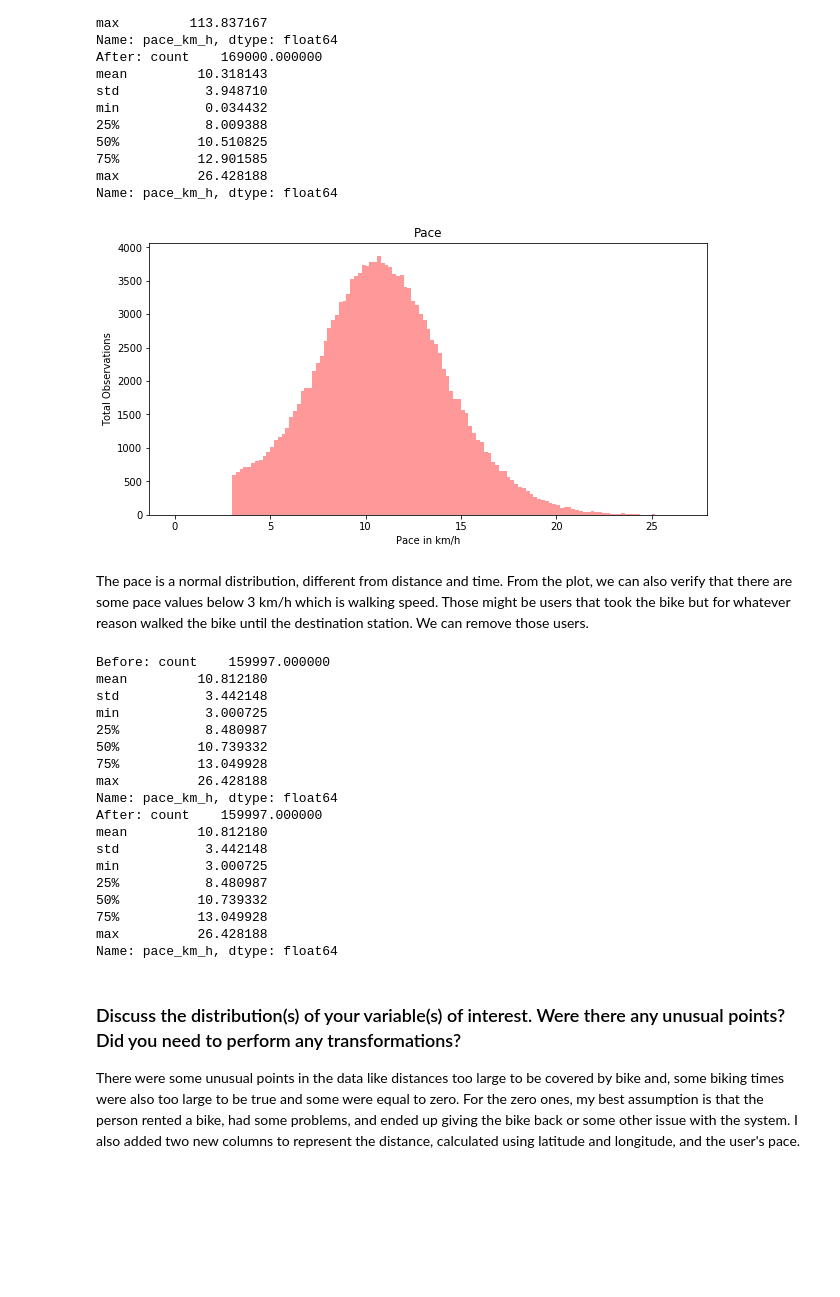
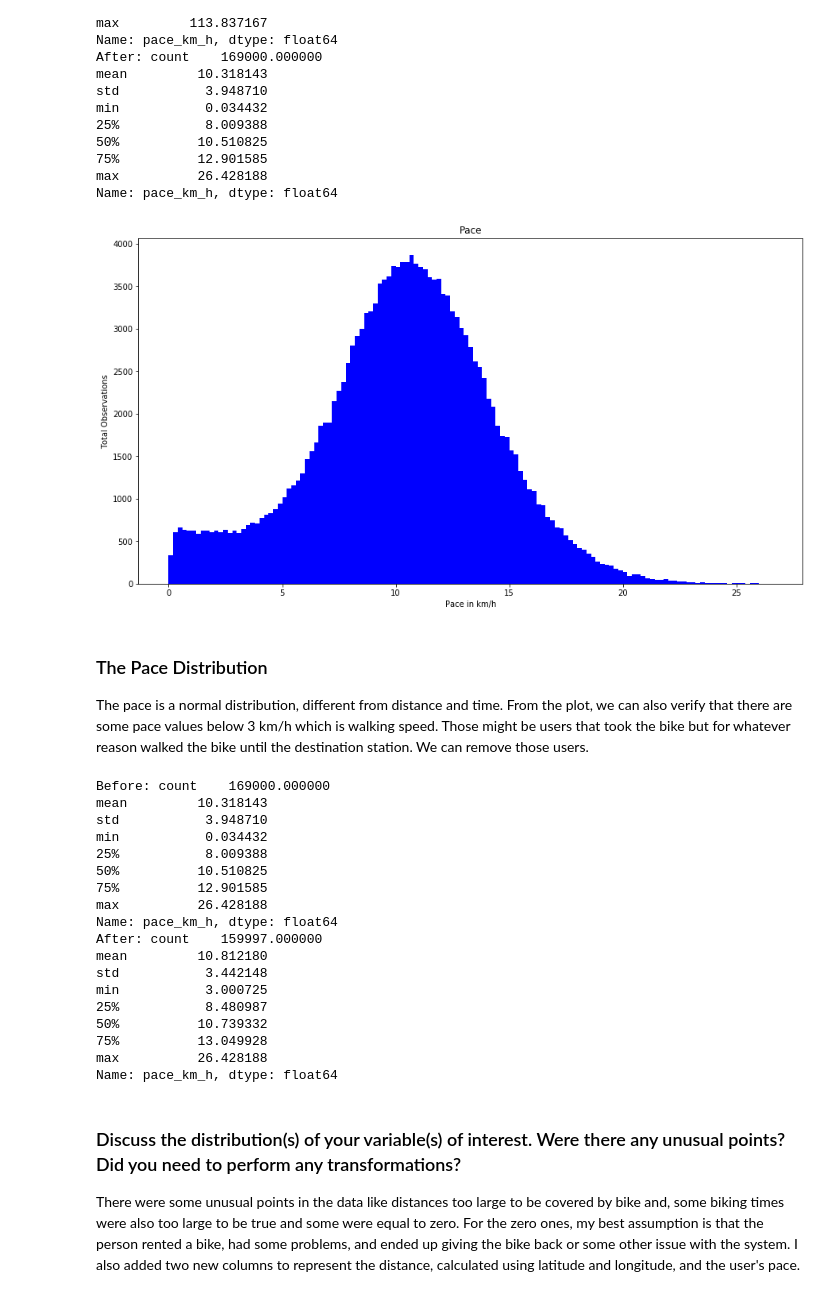
Before and after one commit to eduardopd/udacity-data-analysis-data-visualization, a Jupyter notebook: bay-wheels.ipynb, the cells around one changed output. Drawn from its saved outputs; the diff is of its cells as text; code cells hidden in the pictures; blank space fills up the shorter version.

```diff
--- a/bay-wheels.ipynb
+++ b/bay-wheels.ipynb
@@ -318,10 +332,10 @@ Name: distance_km, dtype: float64
 # Verify how the distances are distributed after assessing and cleaning.
 
 binsize = 0.2
-bins = np.arange(0, df_clean_dist['distance_km'].max()+binsize, binsize)
+bins = np.arange(0, df_clean_eda['distance_km'].max()+binsize, binsize)
 
 def graph():
-    plt.hist(data = df_clean_dist, alpha=0.8, facecolor='y', x = 'distance_km', bins = bins)
+    plt.hist(data = df_clean_eda, alpha=0.8, facecolor='y', x = 'distance_km', bins = bins)
 
 plt.figure(figsize=[10,5])
 plt.title('Distance distribution in Kilometers')
@@ -417,7 +435,7 @@ From plotting the distribution of the time per trip, we can see that some values
 
 print('Before:', df_clean_eda['duration_min'].describe())
 
-remove_time = df_clean_dist.query('duration_min > 160')
+remove_time = df_clean_eda.query('duration_min > 160')
 
 df_clean_eda = df_clean_eda[~df_clean_eda.index.isin(remove_time.index)]
 
@@ -517,7 +541,7 @@ From the table above, we can verify that the maximum pace is 113 km/h which is i
 
 print('Before:', df_clean_eda['pace_km_h'].describe())
 
-remove_pace = df_clean_dist.query('pace_km_h > 30')
+remove_pace = df_clean_eda.query('pace_km_h > 30')
 
 df_clean_eda = df_clean_eda[~df_clean_eda.index.isin(remove_pace.index)]
 
@@ -545,41 +569,43 @@ Name: pace_km_h, dtype: float64
 # %%
 # Verify how the pace is distributed
 
 binsize = 0.2
 bins = np.arange(0, df_clean_eda['pace_km_h'].max()+binsize, binsize)
 
 def graph():
-    plt.hist(data = df_clean_eda, alpha=0.4, facecolor='r', x = 'pace_km_h', bins = bins)
+    plt.hist(data = df_clean_eda, facecolor='b', x = 'pace_km_h', bins = bins)
 
-plt.figure(figsize=[10,5])
+plt.figure(figsize=[15,8])
 plt.title('Pace')
 plt.ylabel('Total Observations')
 plt.xlabel('Pace in km/h')
 
 plt.show(graph());
 # %% [output]
-[figure, old version]
+[figure, new version]
 # %% [markdown]
+### The Pace Distribution
+
 The pace is a normal distribution, different from distance and time. From the plot, we can also verify that there are some pace values below 3 km/h which is walking speed. Those might be users that took the bike but for whatever reason walked the bike until the destination station. We can remove those users.
 # %%
 # Remove pace records over 30 km/h
 
 print('Before:', df_clean_eda['pace_km_h'].describe())
 
-remove_pace = df_clean_dist.query('pace_km_h < 3')
+remove_pace = df_clean_eda.query('pace_km_h < 3')
 
 df_clean_eda = df_clean_eda[~df_clean_eda.index.isin(remove_pace.index)]
 
 # Test
 print('After:', df_clean_eda['pace_km_h'].describe())
 # %% [output]
-Before: count    159997.000000
-mean         10.812180
-std           3.442148
-min           3.000725
-25%           8.480987
-50%          10.739332
-75%          13.049928
+Before: count    169000.000000
+mean         10.318143
+std           3.948710
+min           0.034432
+25%           8.009388
+50%          10.510825
+75%          12.901585
 max          26.428188
 Name: pace_km_h, dtype: float64
 After: count    159997.000000
```
Also changed, not shown: parts of 58 cells of this notebook.
